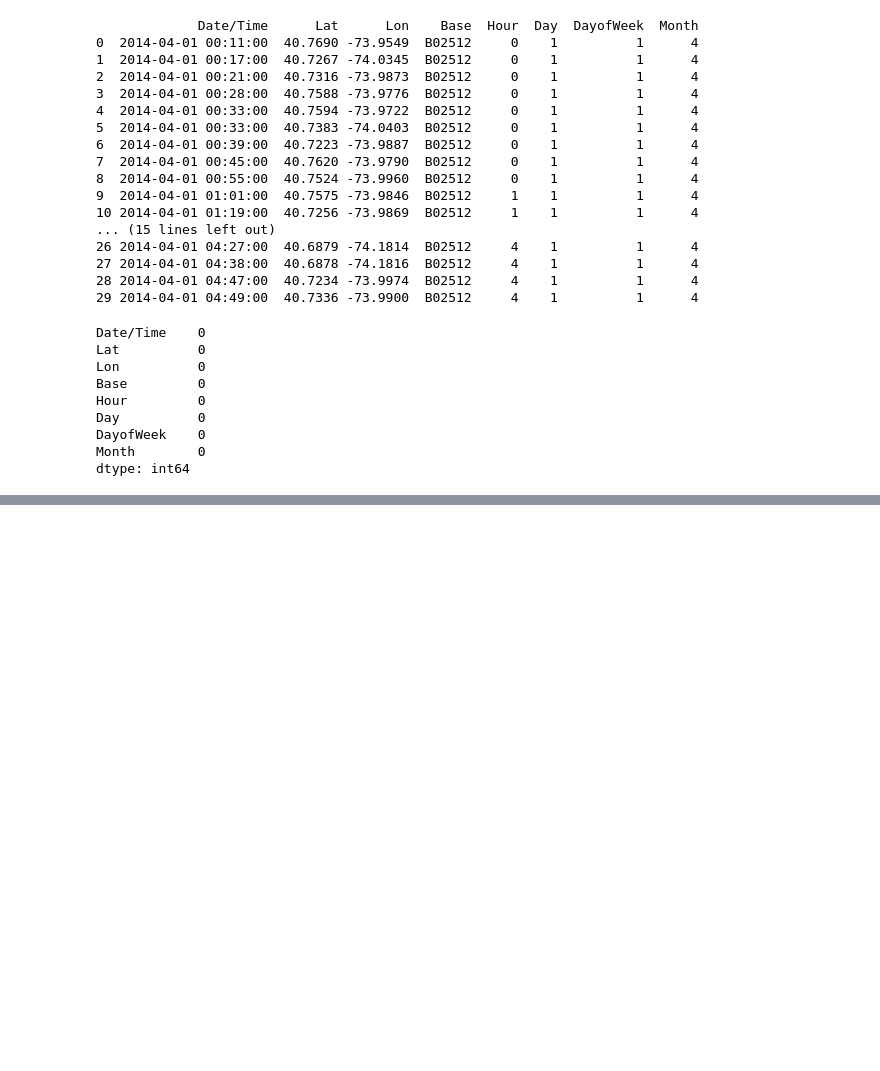
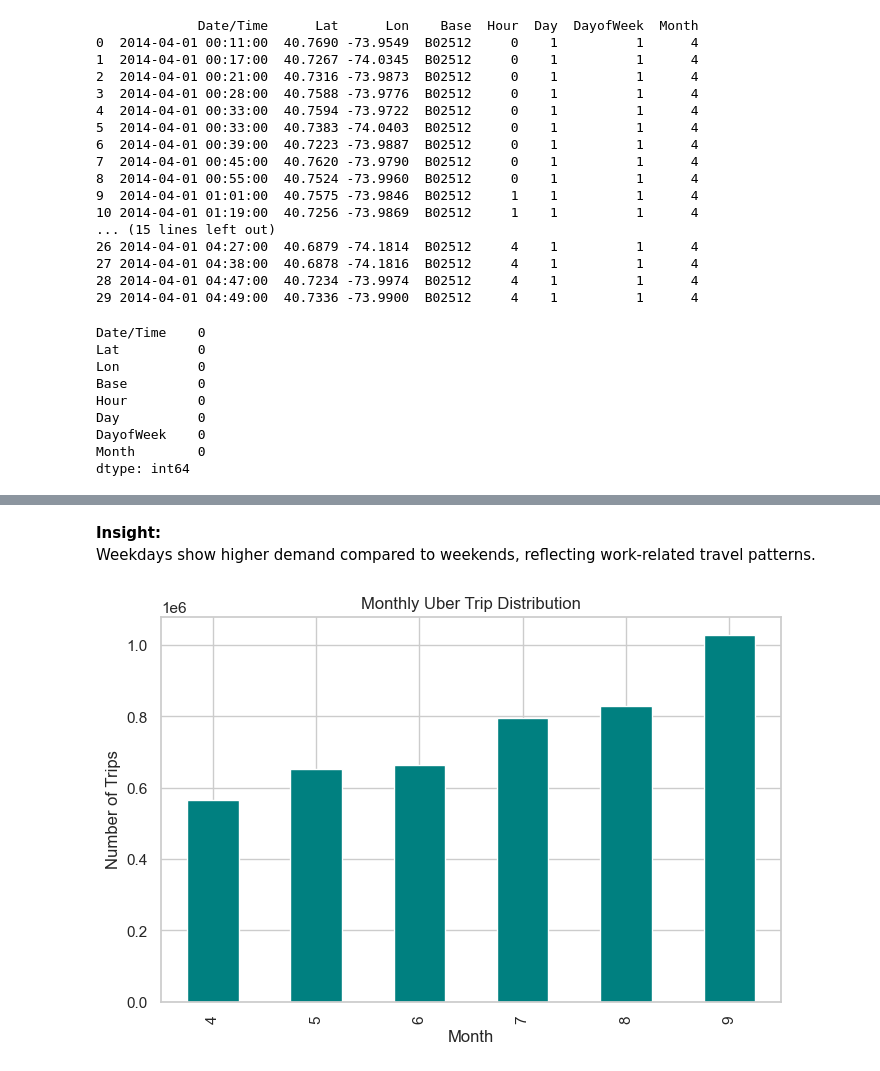
Before and after one commit to HarshaVaradhanGopal/Uber-Trip-Analysis-ML, a Jupyter notebook: Uber_Trip_Analysis.ipynb, the cells around one changed output, grey strips where cells are left out. Cells and saved outputs as stored; diff of their text form; code cells hidden in the pictures; blank space fills up the shorter version.

```diff
--- a/Uber_Trip_Analysis.ipynb
+++ b/Uber_Trip_Analysis.ipynb
@@ -147,0 +173,15 @@ uber_df.to_csv("data/uber_cleaned.csv",index = False)
+# %% [markdown]
+**Insight:**
+Weekdays show higher demand compared to weekends, reflecting
+work-related travel patterns.
+# %%
+monthly_trips = uber_df.groupby('Month').size()
+
+plt.figure(figsize=(8, 5))
+monthly_trips.plot(kind='bar', color='teal')
+plt.title('Monthly Uber Trip Distribution')
+plt.xlabel('Month')
+plt.ylabel('Number of Trips')
+plt.show()
+# %% [output]
+[figure, added]
```
Also changed, not shown: parts of 7 cells of this notebook.
